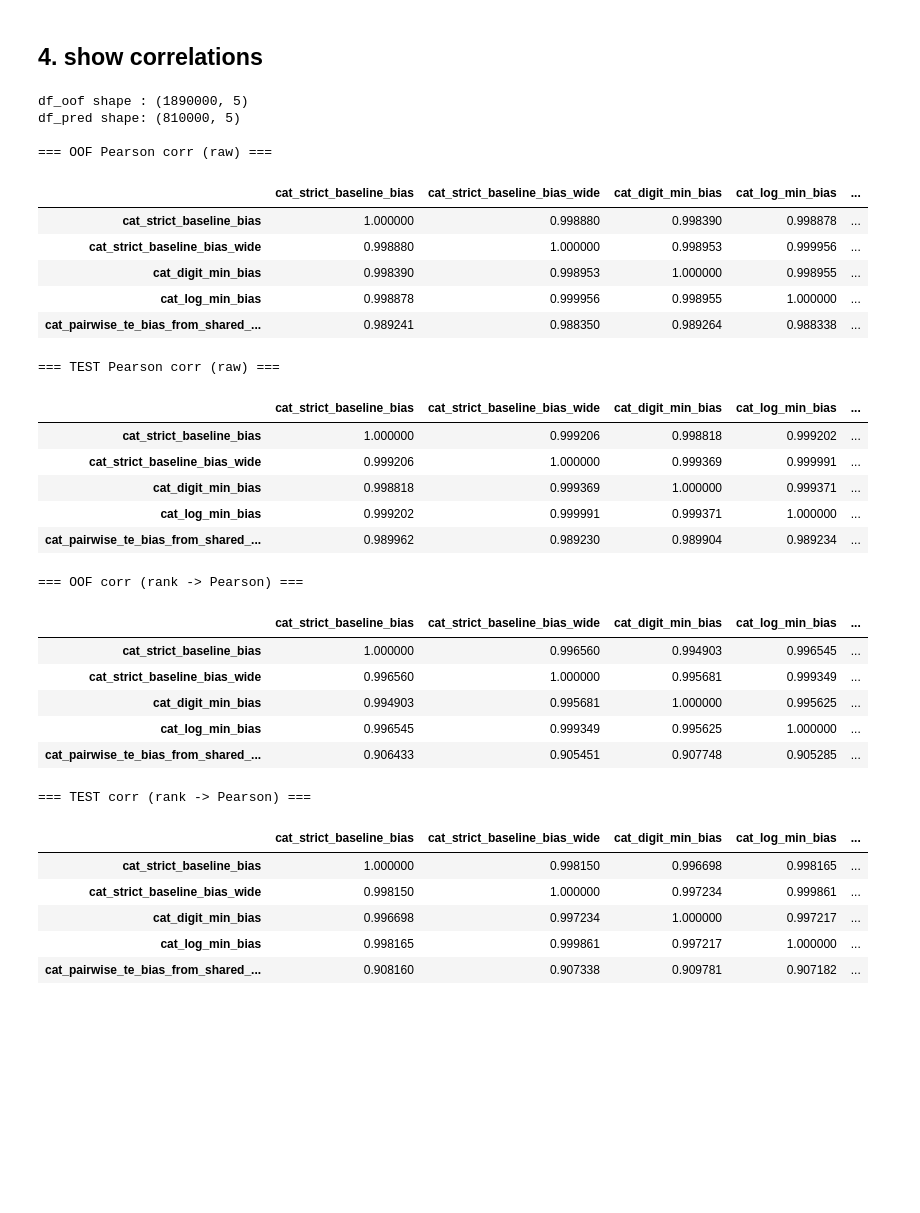
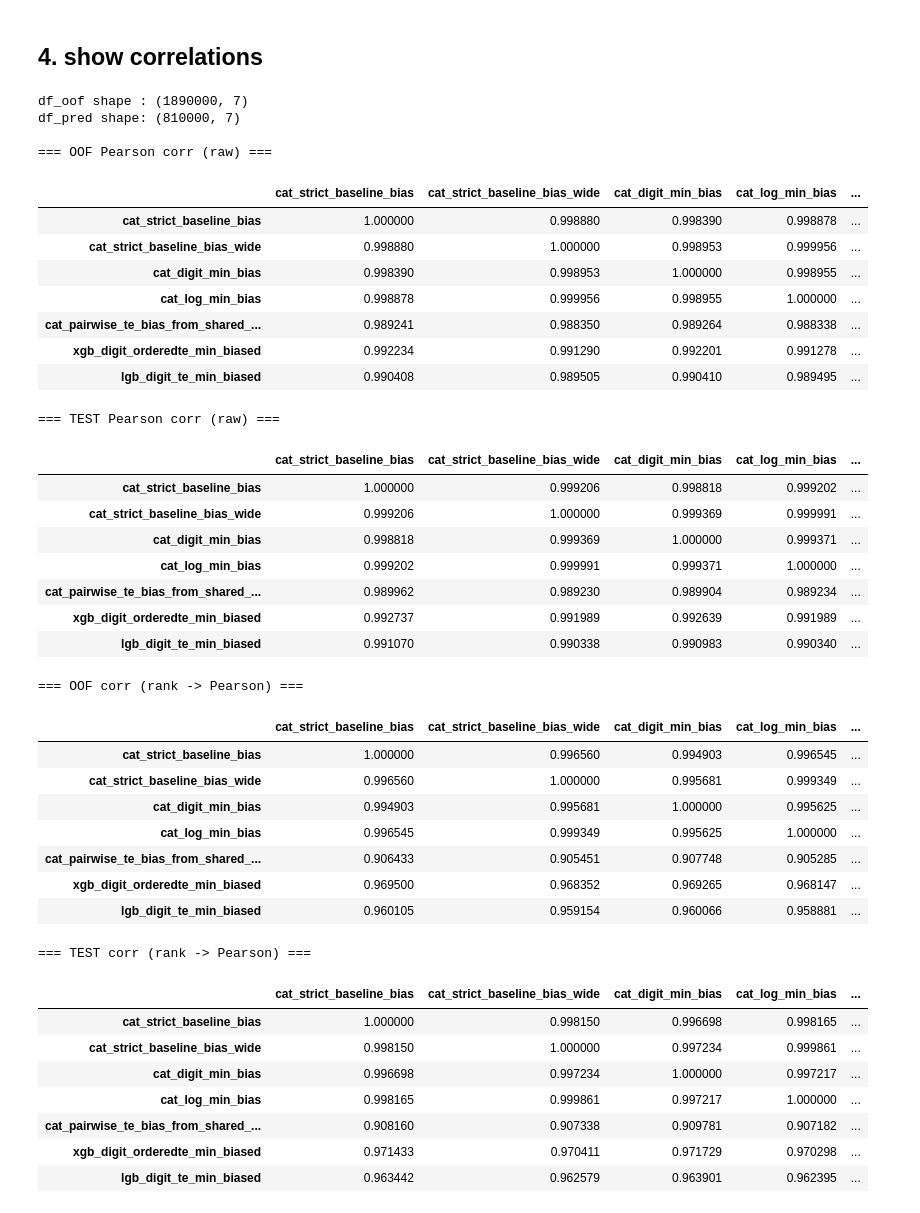
Before and after one commit to MizushimaToshihiko/Kaggle, a Jupyter notebook: ps-s6e4-Predicting-Irrigation-Need/experiments/exp_20260408_022_corr_cat_shared_vs_core/ps-s6e4-show-corralation.ipynb, the cells around one changed output. Drawn from its saved outputs; the diff is of its cells as text; code cells hidden in the pictures; blank space fills up the shorter version.

```diff
--- a/ps-s6e4-Predicting-Irrigation-Need/experiments/exp_20260408_022_corr_cat_shared_vs_core/ps-s6e4-show-corralation.ipynb
+++ b/ps-s6e4-Predicting-Irrigation-Need/experiments/exp_20260408_022_corr_cat_shared_vs_core/ps-s6e4-show-corralation.ipynb
@@ -42,6 +42,14 @@ model_dict = {
         np.load(CFG.NPY_PATH + "oof_cat_pairwise_te_bias_from_shared_min_proba_biased.npy"),
         np.load(CFG.NPY_PATH + "pred_cat_pairwise_te_bias_from_shared_min_proba_biased.npy"),
     ),
+    "xgb_digit_orderedte_min_biased": (
+        np.load(CFG.NPY_PATH + "oof_xgb_digit_orderedte_min_proba_biased.npy"),
+        np.load(CFG.NPY_PATH + "pred_xgb_digit_orderedte_min_proba_biased.npy"),
+    ),
+    "lgb_digit_te_min_biased": (
+        np.load(CFG.NPY_PATH + "oof_lgb_digit_te_min_proba_biased.npy"),
+        np.load(CFG.NPY_PATH + "pred_lgb_digit_te_min_proba_biased.npy"),
+    ),
 }
 
 target_name = "cat_pairwise_te_bias_from_shared_min_proba"
@@ -55,6 +63,30 @@ model_dict[target_name] = (
     oof_t[:, perm],
     pred_t[:, perm],
 )
+
+target_name = "xgb_digit_orderedte_min_biased"
+
+oof_t, pred_t = model_dict[target_name]
+
+# shared の列順を base 側に合わせる
+perm = [2, 0, 1]
+
+model_dict[target_name] = (
+    oof_t[:, perm],
+    pred_t[:, perm],
+)
+
+target_name = "lgb_digit_te_min_biased"
+
+oof_t, pred_t = model_dict[target_name]
+
+# shared の列順を base 側に合わせる
+perm = [2, 0, 1]
+
+model_dict[target_name] = (
+    oof_t[:, perm],
+    pred_t[:, perm],
+)
 # %% [markdown]
 ## 4. show correlations
 # %%
@@ -118,36 +150,38 @@ df_pred_rank.columns = names
 
 print("\n=== OOF corr (rank -> Pearson) ===")
 display(df_oof_rank.corr())
 
 print("\n=== TEST corr (rank -> Pearson) ===")
 display(df_pred_rank.corr())
 
 # ==============================
 # Focused view
 # ==============================
-target = "cat_pairwise_te_bias_from_shared_min_proba"
+target = "lgb_digit_te_min_biased"
 base_models = [model for model in model_dict.keys() if model != target]
 
 print(f"\n=== Focused correlations vs {target} ===")
 for bm in base_models:
     print(
         f"{bm:30s} | "
         f"OOF raw={df_oof[target].corr(df_oof[bm]):.6f} | "
         f"TEST raw={df_pred[target].corr(df_pred[bm]):.6f} | "
         f"OOF rank={df_oof_rank[target].corr(df_oof_rank[bm]):.6f} | "
         f"TEST rank={df_pred_rank[target].corr(df_pred_rank[bm]):.6f}"
     )
 # %% [output]
-df_oof shape : (1890000, 5)
-df_pred shape: (810000, 5)
+df_oof shape : (1890000, 7)
+df_pred shape: (810000, 7)
 
 === OOF Pearson corr (raw) ===
 |  | cat_strict_baseline_bias | cat_strict_baseline_bias_wide | cat_digit_min_bias | cat_log_min_bias | ... |
 | cat_strict_baseline_bias | 1.000000 | 0.998880 | 0.998390 | 0.998878 | ... |
 | cat_strict_baseline_bias_wide | 0.998880 | 1.000000 | 0.998953 | 0.999956 | ... |
 | cat_digit_min_bias | 0.998390 | 0.998953 | 1.000000 | 0.998955 | ... |
 | cat_log_min_bias | 0.998878 | 0.999956 | 0.998955 | 1.000000 | ... |
 | cat_pairwise_te_bias_from_shared_... | 0.989241 | 0.988350 | 0.989264 | 0.988338 | ... |
+| xgb_digit_orderedte_min_biased | 0.992234 | 0.991290 | 0.992201 | 0.991278 | ... |
+| lgb_digit_te_min_biased | 0.990408 | 0.989505 | 0.990410 | 0.989495 | ... |
 === TEST Pearson corr (raw) ===
 |  | cat_strict_baseline_bias | cat_strict_baseline_bias_wide | cat_digit_min_bias | cat_log_min_bias | ... |
 | cat_strict_baseline_bias | 1.000000 | 0.999206 | 0.998818 | 0.999202 | ... |
@@ -155,6 +189,8 @@ df_pred shape: (810000, 5)
 | cat_digit_min_bias | 0.998818 | 0.999369 | 1.000000 | 0.999371 | ... |
 | cat_log_min_bias | 0.999202 | 0.999991 | 0.999371 | 1.000000 | ... |
 | cat_pairwise_te_bias_from_shared_... | 0.989962 | 0.989230 | 0.989904 | 0.989234 | ... |
+| xgb_digit_orderedte_min_biased | 0.992737 | 0.991989 | 0.992639 | 0.991989 | ... |
+| lgb_digit_te_min_biased | 0.991070 | 0.990338 | 0.990983 | 0.990340 | ... |
 === OOF corr (rank -> Pearson) ===
 |  | cat_strict_baseline_bias | cat_strict_baseline_bias_wide | cat_digit_min_bias | cat_log_min_bias | ... |
 | cat_strict_baseline_bias | 1.000000 | 0.996560 | 0.994903 | 0.996545 | ... |
@@ -162,6 +198,8 @@ df_pred shape: (810000, 5)
 | cat_digit_min_bias | 0.994903 | 0.995681 | 1.000000 | 0.995625 | ... |
 | cat_log_min_bias | 0.996545 | 0.999349 | 0.995625 | 1.000000 | ... |
 | cat_pairwise_te_bias_from_shared_... | 0.906433 | 0.905451 | 0.907748 | 0.905285 | ... |
+| xgb_digit_orderedte_min_biased | 0.969500 | 0.968352 | 0.969265 | 0.968147 | ... |
+| lgb_digit_te_min_biased | 0.960105 | 0.959154 | 0.960066 | 0.958881 | ... |
 === TEST corr (rank -> Pearson) ===
 |  | cat_strict_baseline_bias | cat_strict_baseline_bias_wide | cat_digit_min_bias | cat_log_min_bias | ... |
 | cat_strict_baseline_bias | 1.000000 | 0.998150 | 0.996698 | 0.998165 | ... |
@@ -169,3 +207,5 @@ df_pred shape: (810000, 5)
 | cat_digit_min_bias | 0.996698 | 0.997234 | 1.000000 | 0.997217 | ... |
 | cat_log_min_bias | 0.998165 | 0.999861 | 0.997217 | 1.000000 | ... |
 | cat_pairwise_te_bias_from_shared_... | 0.908160 | 0.907338 | 0.909781 | 0.907182 | ... |
+| xgb_digit_orderedte_min_biased | 0.971433 | 0.970411 | 0.971729 | 0.970298 | ... |
+| lgb_digit_te_min_biased | 0.963442 | 0.962579 | 0.963901 | 0.962395 | ... |
```
Also changed, not shown: parts of 3 cells of this notebook.
